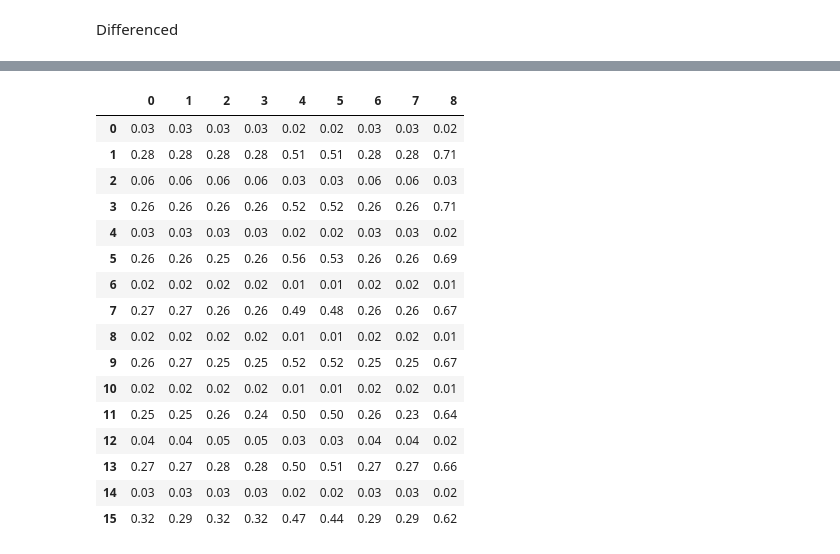
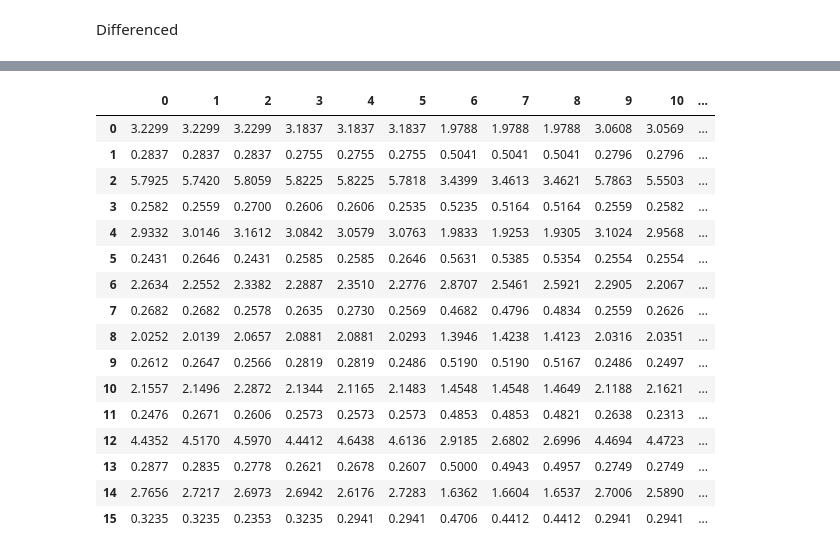
Before and after one commit to TiesHRL/DyART, a Jupyter notebook: Combined_code/results.ipynb, the cells around one changed output, grey strips where cells are left out. Drawn from its saved outputs; the diff is of its cells as text; code cells hidden in the pictures.

```diff
--- a/Combined_code/results.ipynb
+++ b/Combined_code/results.ipynb
@@ -174,10 +175,11 @@ changepoints = [
     "2022-11-11",
 ]
 
-lengths = summary_stats_norm.loc["count",:]
-lengths = pd.concat([pd.Series([0]), lengths])
-lenghts = lengths.cumsum()
+lenghts = summary_stats_norm.loc["count",:]
+lenghts = pd.concat([pd.Series([0]), lenghts])
+lenghts = lenghts.cumsum()
 lenghts.index = range(len(lenghts))
+lengths = lenghts
 # %%
 
 res_norm = np.zeros(((len(lengths)-1)*2,results.shape[1]))
@@ -188,13 +190,13 @@ for i, forecast in enumerate(results):
         rmse, hr = res(target.iloc[int(lenghts[j]):int(lenghts[j+1])], results.iloc[int(lenghts[j]):int(lenghts[j+1]),i])
         res_norm[2*j,i] = rmse
         res_norm[2*j+1,i] = hr
-        if i != 8:
-            dm_stat, p_value = dm_test(target.iloc[int(lenghts[j]):int(lenghts[j+1])], results.iloc[int(lenghts[j]):int(lenghts[j+1]),i], results.iloc[int(lenghts[j]):int(lenghts[j+1]),8])
+        if i != 11:
+            dm_stat, p_value = dm_test(target.iloc[int(lenghts[j]):int(lenghts[j+1])], results.iloc[int(lenghts[j]):int(lenghts[j+1]),i], results.iloc[int(lenghts[j]):int(lenghts[j+1]),11])
 
             # Store results
             dm_res_norm[j*2,i] = dm_stat
             dm_res_norm[j*2+1,i] = p_value
 
-display(pd.DataFrame(res_norm).round(2))
-display(pd.DataFrame(dm_res_norm).round(2))
+display(pd.DataFrame(res_norm).round(4))
+display(pd.DataFrame(dm_res_norm).round(4))
 # %% [output]
@@ -264,17 +315,18 @@ results = pd.read_csv("..\\Data\\results_diff.csv")
 target = pd.read_csv("..\\Data\\fin_data.csv")
 results = results.T
 results = results.drop(["Unnamed: 0"])
-results = results/100
-
 target.index = target["Date"]
-
 target = target.drop(["Date"], axis=1)
 target = target.pct_change()
-target = pd.DataFrame(np.log1p(target))
 target = target.diff()
 target = target.iloc[2:,:]
 target = target.iloc[1000:, 0]
+
+target = target*100
+results = results*100
+
 results.index = target.index
+
 display(results)
 display(target)
 # %% [output]
@@ -314,8 +397,8 @@ for i, forecast in enumerate(results):
         rmse, hr = res(target, results.iloc[:,i])
         res_diff_all[0,i] = rmse
         res_diff_all[1,i] = hr
-        if i != 8:
-            dm_stat, p_value = dm_test(target, results.iloc[:,i], results.iloc[:,8])
+        if i != 11:
+            dm_stat, p_value = dm_test(target, results.iloc[:,i], results.iloc[:,11])
 
             # Store results
             dm_res_diff_all[0,i] = dm_stat
@@ -323,5 +406,5 @@ for i, forecast in enumerate(results):
 
 
 display(pd.DataFrame(res_diff_all).round(2))
-display(pd.DataFrame(dm_res_diff_all).round(2))
+display(pd.DataFrame(dm_res_diff_all).round(4))
 # %% [output]
@@ -334,36 +417,36 @@ display(pd.DataFrame(dm_res_diff_all).round(2))
 # %%
 res_diff = np.zeros(((len(lengths)-1)*2,results.shape[1]))
 dm_res_diff = np.zeros(((len(lengths)-1)*2,results.shape[1]-1))
 
 for i, forecast in enumerate(results):
     for j in range(len(lengths)-1):
         rmse, hr = res(target.iloc[int(lenghts[j]):int(lenghts[j+1])], results.iloc[int(lenghts[j]):int(lenghts[j+1]),i])
         res_diff[2*j,i] = rmse
         res_diff[2*j+1,i] = hr
-        if i != 8:
-            dm_stat, p_value = dm_test(target.iloc[int(lenghts[j]):int(lenghts[j+1])], results.iloc[int(lenghts[j]):int(lenghts[j+1]),i], results.iloc[int(lenghts[j]):int(lenghts[j+1]),8])
+        if i != 11:
+            dm_stat, p_value = dm_test(target.iloc[int(lenghts[j]):int(lenghts[j+1])], results.iloc[int(lenghts[j]):int(lenghts[j+1]),i], results.iloc[int(lenghts[j]):int(lenghts[j+1]),11])
 
             # Store results
             dm_res_diff[j*2,i] = dm_stat
             dm_res_diff[j*2+1,i] = p_value
 
-display(pd.DataFrame(res_diff).round(2))
-display(pd.DataFrame(dm_res_diff).round(2))
+display(pd.DataFrame(res_diff).round(4))
+display(pd.DataFrame(dm_res_diff).round(4))
 # %% [output]
-|  | 0 | 1 | 2 | 3 | 4 | 5 | 6 | 7 | 8 |
-| 0 | 0.03 | 0.03 | 0.03 | 0.03 | 0.02 | 0.02 | 0.03 | 0.03 | 0.02 |
-| 1 | 0.28 | 0.28 | 0.28 | 0.28 | 0.51 | 0.51 | 0.28 | 0.28 | 0.71 |
-| 2 | 0.06 | 0.06 | 0.06 | 0.06 | 0.03 | 0.03 | 0.06 | 0.06 | 0.03 |
-| 3 | 0.26 | 0.26 | 0.26 | 0.26 | 0.52 | 0.52 | 0.26 | 0.26 | 0.71 |
-| 4 | 0.03 | 0.03 | 0.03 | 0.03 | 0.02 | 0.02 | 0.03 | 0.03 | 0.02 |
-| 5 | 0.26 | 0.26 | 0.25 | 0.26 | 0.56 | 0.53 | 0.26 | 0.26 | 0.69 |
-| 6 | 0.02 | 0.02 | 0.02 | 0.02 | 0.01 | 0.01 | 0.02 | 0.02 | 0.01 |
-| 7 | 0.27 | 0.27 | 0.26 | 0.26 | 0.49 | 0.48 | 0.26 | 0.26 | 0.67 |
-| 8 | 0.02 | 0.02 | 0.02 | 0.02 | 0.01 | 0.01 | 0.02 | 0.02 | 0.01 |
-| 9 | 0.26 | 0.27 | 0.25 | 0.25 | 0.52 | 0.52 | 0.25 | 0.25 | 0.67 |
-| 10 | 0.02 | 0.02 | 0.02 | 0.02 | 0.01 | 0.01 | 0.02 | 0.02 | 0.01 |
-| 11 | 0.25 | 0.25 | 0.26 | 0.24 | 0.50 | 0.50 | 0.26 | 0.23 | 0.64 |
-| 12 | 0.04 | 0.04 | 0.05 | 0.05 | 0.03 | 0.03 | 0.04 | 0.04 | 0.02 |
-| 13 | 0.27 | 0.27 | 0.28 | 0.28 | 0.50 | 0.51 | 0.27 | 0.27 | 0.66 |
-| 14 | 0.03 | 0.03 | 0.03 | 0.03 | 0.02 | 0.02 | 0.03 | 0.03 | 0.02 |
-| 15 | 0.32 | 0.29 | 0.32 | 0.32 | 0.47 | 0.44 | 0.29 | 0.29 | 0.62 |
+|  | 0 | 1 | 2 | 3 | 4 | 5 | 6 | 7 | 8 | 9 | 10 | ... |
+| 0 | 3.2299 | 3.2299 | 3.2299 | 3.1837 | 3.1837 | 3.1837 | 1.9788 | 1.9788 | 1.9788 | 3.0608 | 3.0569 | ... |
+| 1 | 0.2837 | 0.2837 | 0.2837 | 0.2755 | 0.2755 | 0.2755 | 0.5041 | 0.5041 | 0.5041 | 0.2796 | 0.2796 | ... |
+| 2 | 5.7925 | 5.7420 | 5.8059 | 5.8225 | 5.8225 | 5.7818 | 3.4399 | 3.4613 | 3.4621 | 5.7863 | 5.5503 | ... |
+| 3 | 0.2582 | 0.2559 | 0.2700 | 0.2606 | 0.2606 | 0.2535 | 0.5235 | 0.5164 | 0.5164 | 0.2559 | 0.2582 | ... |
+| 4 | 2.9332 | 3.0146 | 3.1612 | 3.0842 | 3.0579 | 3.0763 | 1.9833 | 1.9253 | 1.9305 | 3.1024 | 2.9568 | ... |
+| 5 | 0.2431 | 0.2646 | 0.2431 | 0.2585 | 0.2585 | 0.2646 | 0.5631 | 0.5385 | 0.5354 | 0.2554 | 0.2554 | ... |
+| 6 | 2.2634 | 2.2552 | 2.3382 | 2.2887 | 2.3510 | 2.2776 | 2.8707 | 2.5461 | 2.5921 | 2.2905 | 2.2067 | ... |
+| 7 | 0.2682 | 0.2682 | 0.2578 | 0.2635 | 0.2730 | 0.2569 | 0.4682 | 0.4796 | 0.4834 | 0.2559 | 0.2626 | ... |
+| 8 | 2.0252 | 2.0139 | 2.0657 | 2.0881 | 2.0881 | 2.0293 | 1.3946 | 1.4238 | 1.4123 | 2.0316 | 2.0351 | ... |
+| 9 | 0.2612 | 0.2647 | 0.2566 | 0.2819 | 0.2819 | 0.2486 | 0.5190 | 0.5190 | 0.5167 | 0.2486 | 0.2497 | ... |
+| 10 | 2.1557 | 2.1496 | 2.2872 | 2.1344 | 2.1165 | 2.1483 | 1.4548 | 1.4548 | 1.4649 | 2.1188 | 2.1621 | ... |
+| 11 | 0.2476 | 0.2671 | 0.2606 | 0.2573 | 0.2573 | 0.2573 | 0.4853 | 0.4853 | 0.4821 | 0.2638 | 0.2313 | ... |
+| 12 | 4.4352 | 4.5170 | 4.5970 | 4.4412 | 4.6438 | 4.6136 | 2.9185 | 2.6802 | 2.6996 | 4.4694 | 4.4723 | ... |
+| 13 | 0.2877 | 0.2835 | 0.2778 | 0.2621 | 0.2678 | 0.2607 | 0.5000 | 0.4943 | 0.4957 | 0.2749 | 0.2749 | ... |
+| 14 | 2.7656 | 2.7217 | 2.6973 | 2.6942 | 2.6176 | 2.7283 | 1.6362 | 1.6604 | 1.6537 | 2.7006 | 2.5890 | ... |
+| 15 | 0.3235 | 0.3235 | 0.2353 | 0.3235 | 0.2941 | 0.2941 | 0.4706 | 0.4412 | 0.4412 | 0.2941 | 0.2941 | ... |
```
Also changed, not shown: parts of 20 cells of this notebook, 15 other files.
